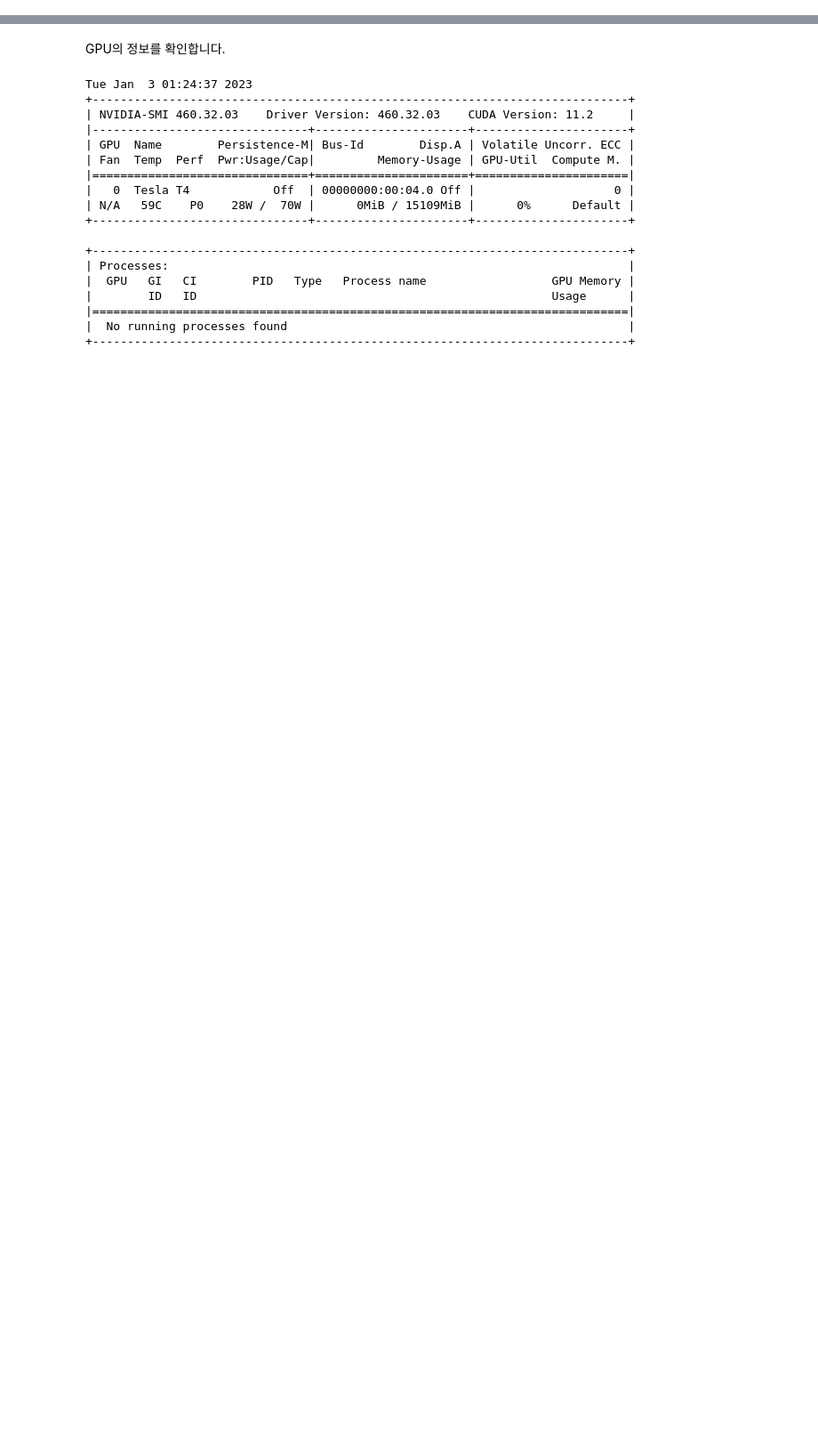
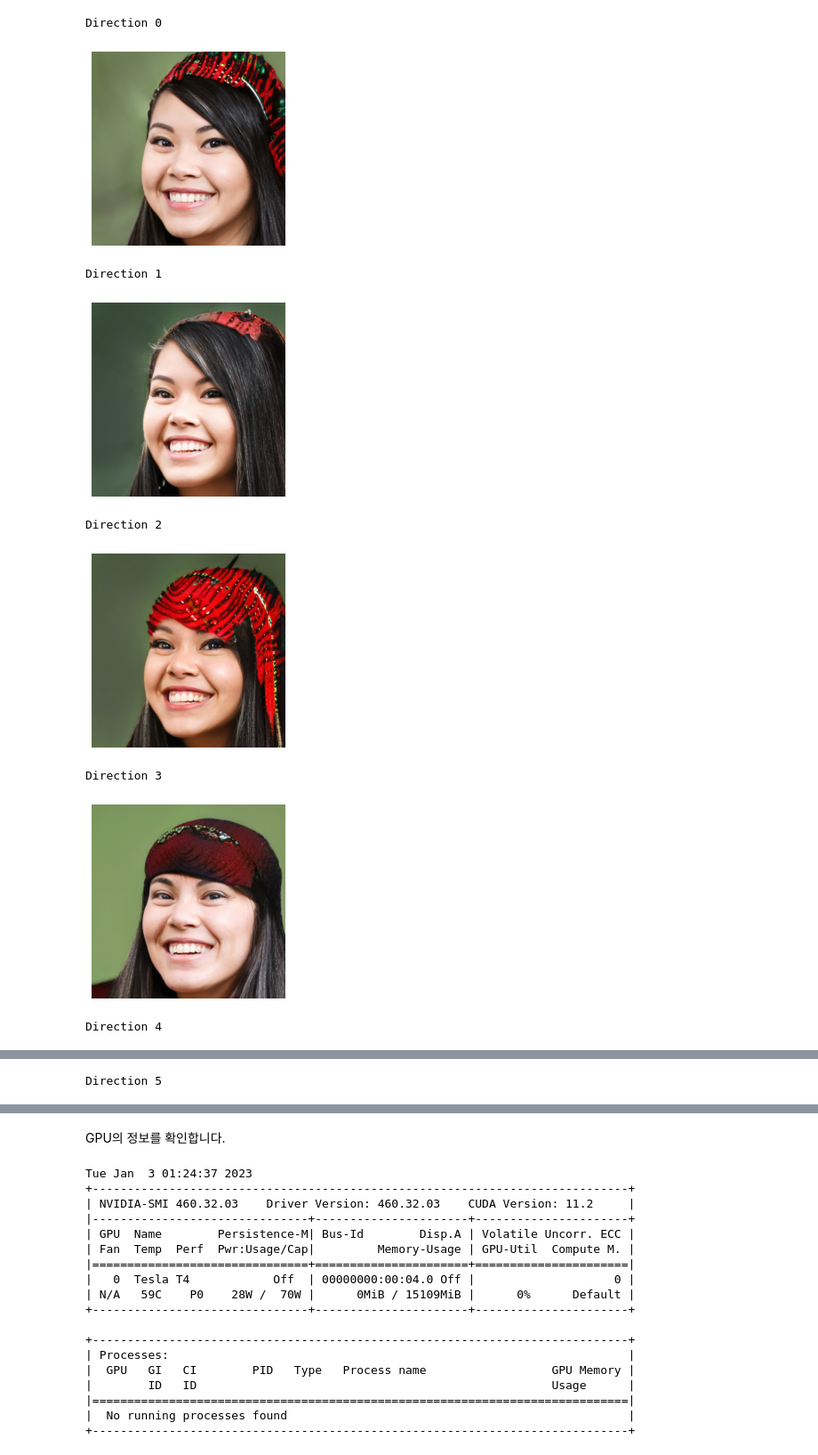
Before and after one commit to dotsnangles/from-keras-to-pytorch, a Jupyter notebook: stylegan2.ipynb, the cells around one changed output, grey strips where cells are left out. Shown at 89% size. Drawn from its saved outputs; the diff is of its cells as text; code cells hidden in the pictures; blank space fills up the shorter version.

```diff
--- a/stylegan2.ipynb
+++ b/stylegan2.ipynb
@@ -4,0 +143,22 @@
+# %%
+# Choose the direction to move.  Choose -1 for the initial iteration.
+MOVE_DIRECTION = -1
+
+if MOVE_DIRECTION >=0:
+  current = current + explore[MOVE_DIRECTION]
+
+for i, mv in enumerate(explore):
+  print(f"Direction {i}")
+  z = current + mv
+  img = generate_image(device, G, z)
+  display_image(img)
+# %% [output]
+Direction 0
+[figure, added]
+Direction 1
+[figure, added]
+Direction 2
+[figure, added]
+Direction 3
+[figure, added]
+Direction 4
@@ -4,0 +166 @@
+Direction 5
```
Also changed, not shown: parts of 37 cells of this notebook.
